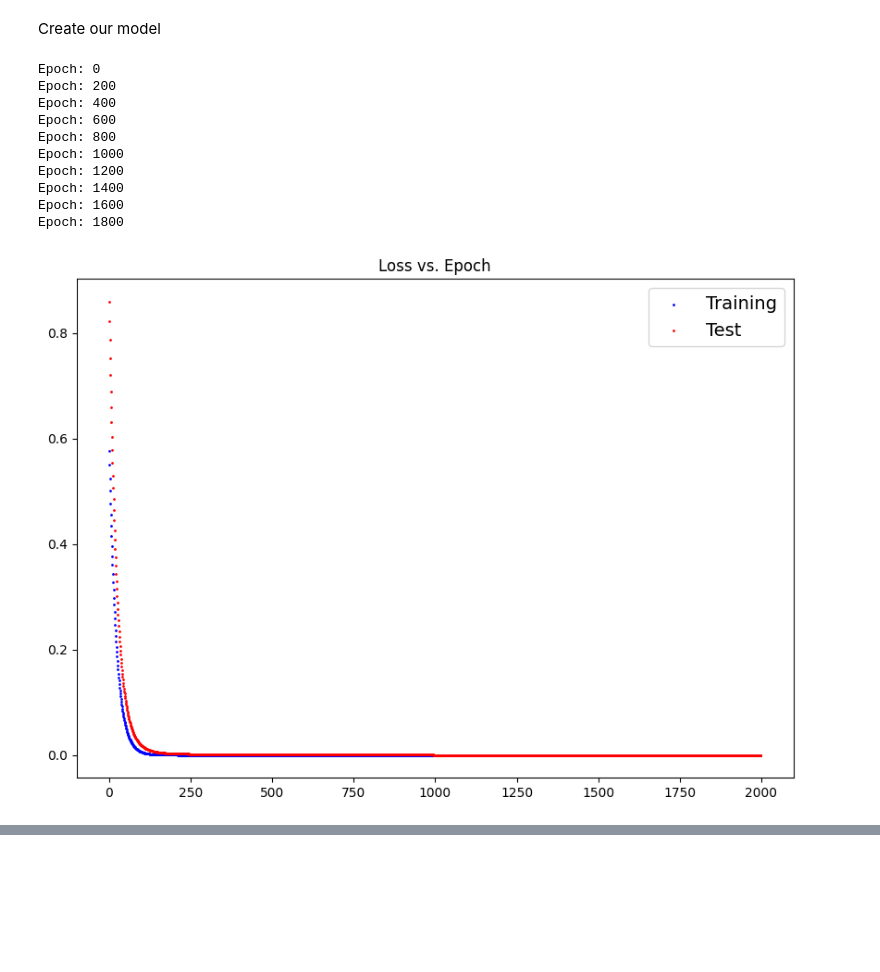
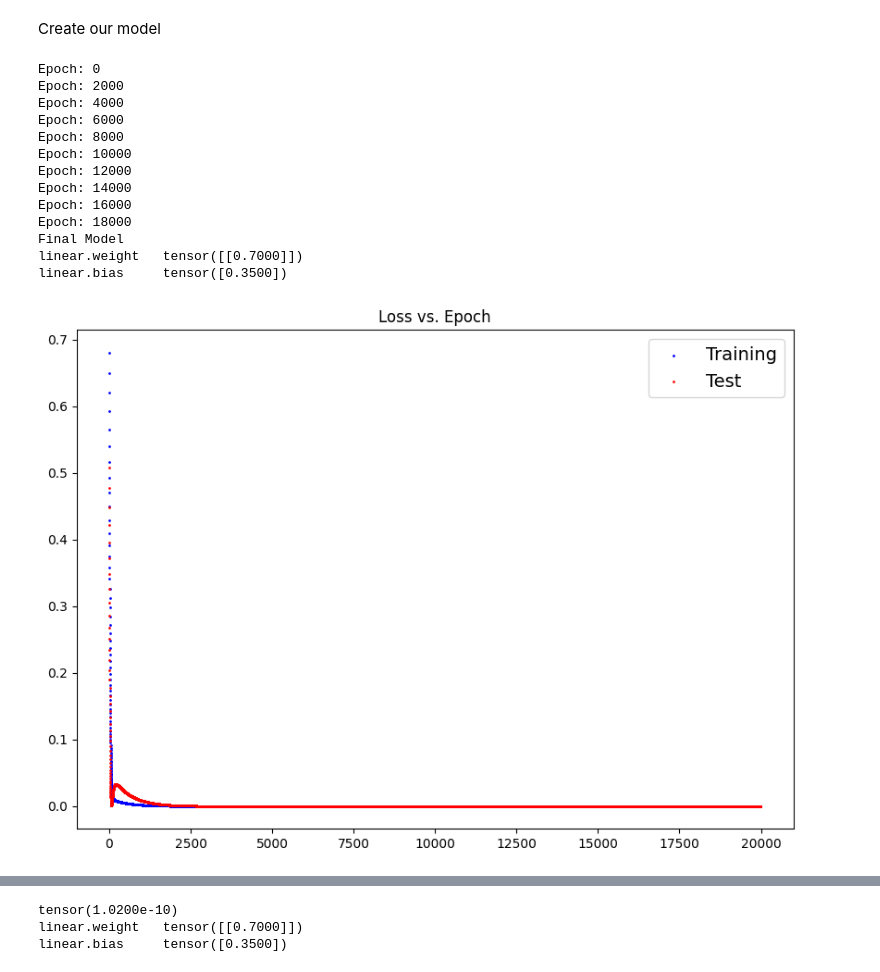
Before and after one commit to markiroberts/gogglecolab01, a Jupyter notebook: Model0_Linear.ipynb, the cells around one changed output, grey strips where cells are left out. Cells and saved outputs as stored; diff of their text form; code cells hidden in the pictures; blank space fills up the shorter version.

```diff
--- a/Model0_Linear.ipynb
+++ b/Model0_Linear.ipynb
@@ -34,6 +34,13 @@ def plot_loss(epochlist, train_losslist, test_losslist):
 
   plt.pyplot.legend(prop={"size": 14})
   plt.pyplot.title(titletext)
+# %%
+def show_model(themodel):
+  for x in themodel.state_dict().items():
+    for y in x:
+      print (y, sep=" ", end="")
+      print("\t", end="")
+    print (" ")
 # %% [markdown]
 ##Create device-agnostic code
 
@@ -46,8 +53,8 @@ print (f"Device: {device}")
 Device: cuda
 # %%
 # Create a known graph
-weight = 0.4
-bias = 0.7
+weight = 0.7
+bias = 0.35
 
 # Create
 start = 0
@@ -55,7 +62,7 @@ step = 0.01
 end = 1
 # unsqueeze (dim=1) turns into a column? vector
 X = torch.arange(start, end+step, step).unsqueeze(dim=1)
-y = weight * X + bias
+y = weight * (X) + bias
 
 # Create training set
 train_split = int(0.8 * len(X))
@@ -83,7 +90,7 @@ Create our model
 inputDim = 1        # takes variable 'x'
 outputDim = 1       # takes variable 'y'
 learningRate = 0.01
-epochs = 2000
+epochs = 20000
 model_0 = linearRegression(inputDim,outputDim)
 model_0
 
@@ -94,40 +101,48 @@ epoch_list = []
 criterion = torch.nn.MSELoss()
 optimizer = torch.optim.SGD(model_0.parameters(), lr=learningRate)
 
 for epoch in range(epochs):
   if (epoch % int(epochs/10) == 0):
     print (f"Epoch: {epoch}")
   optimizer.zero_grad()
 # get output from the model, given the inputs
   outputs = model_0(X_train)
 
 # get loss for the predicted output
   loss = criterion(outputs, y_train)
 # get gradients w.r.t to parameters
   loss.backward()
 # update parameters
   optimizer.step()
 
 # test model
   with torch.no_grad():
     outputs_test = model_0(X_test)
     # get loss for the predicted output
     loss_test = criterion(outputs_test, y_test)
 
   epoch_list.append(epoch)
   loss_list.append(loss.item())
   test_loss_list.append(loss_test.item())
 
 plot_loss(epoch_list, loss_list, test_loss_list)
+
+print("Final Model")
+show_model(model_0)
+
+plot_predictions(X_train, y_train, X_test, outputs_test )
 # %% [output]
 Epoch: 0
-Epoch: 200
-Epoch: 400
-Epoch: 600
-Epoch: 800
-Epoch: 1000
-Epoch: 1200
-Epoch: 1400
-Epoch: 1600
-Epoch: 1800
+Epoch: 2000
+Epoch: 4000
+Epoch: 6000
+Epoch: 8000
+Epoch: 10000
+Epoch: 12000
+Epoch: 14000
+Epoch: 16000
+Epoch: 18000
+Final Model
+linear.weight   tensor([[0.7000]])
+linear.bias     tensor([0.3500])
-[figure, old version]
+[figure, new version]
@@ -133,0 +150,14 @@ Epoch: 1800
+# %%
+with torch.no_grad():
+  X_train_test = torch.cat((X_train, X_test))
+  y_train_test = torch.cat((y_train, y_test))
+  outputs_test = model_0(X_train_test)
+  # get loss for the predicted output
+  loss_test = criterion(outputs_test, y_train_test)
+  print(loss_test)
+
+  show_model(model_0)
+# %% [output]
+tensor(1.0200e-10)
+linear.weight   tensor([[0.7000]])
+linear.bias     tensor([0.3500])
```
Also changed, not shown: parts of 2 cells of this notebook.
